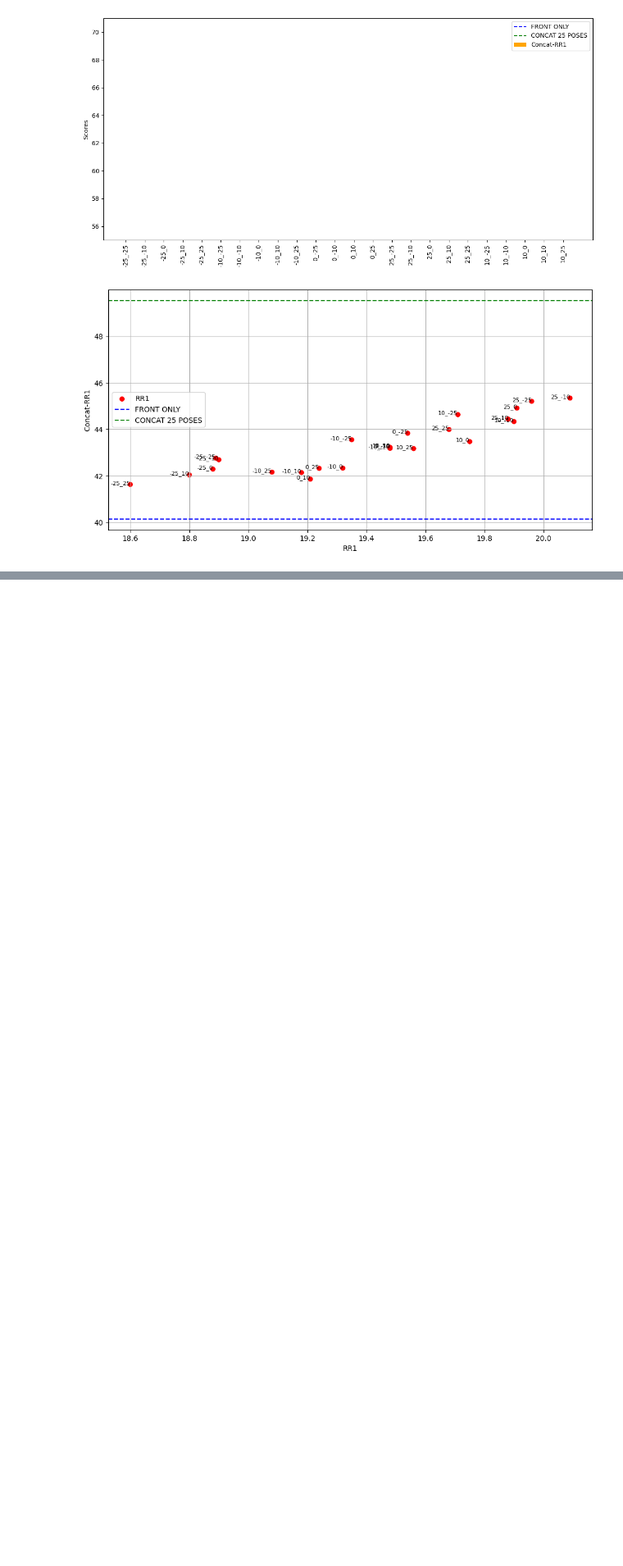
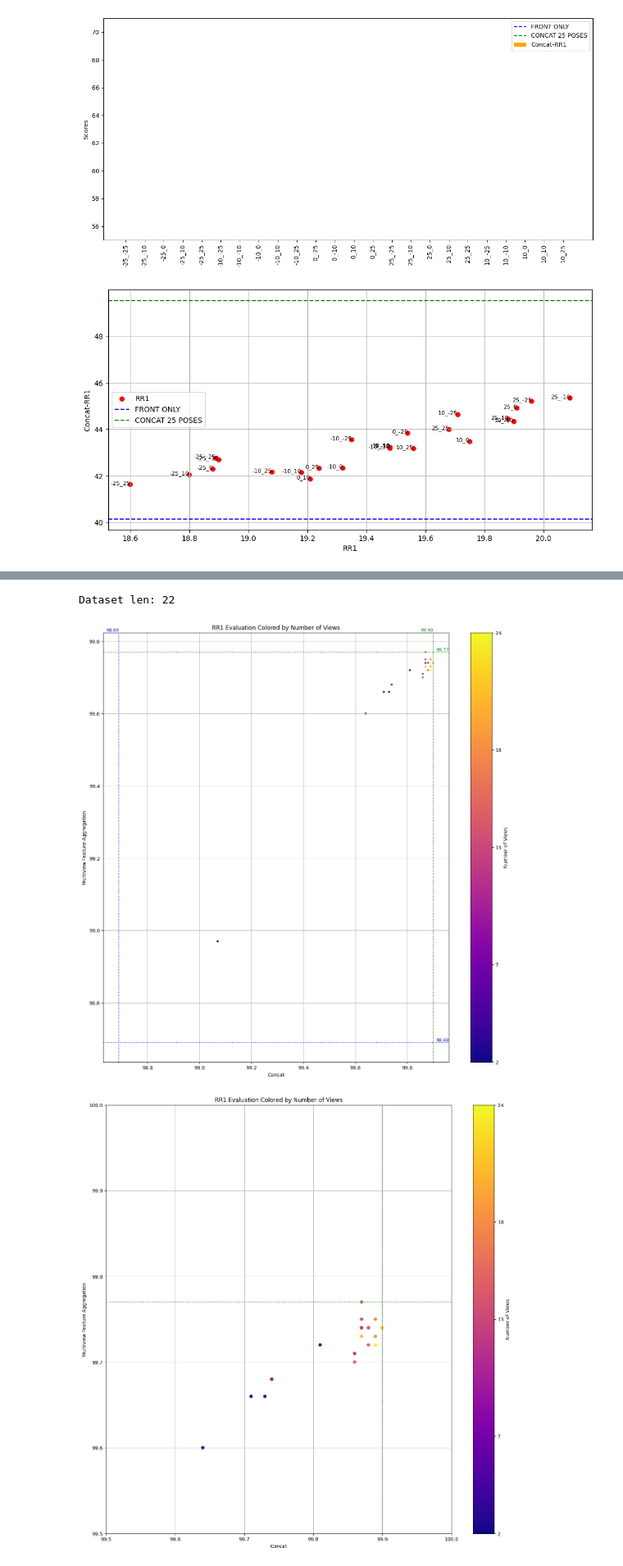
Before and after one commit to EduardBartolovic/HM_IDENT_3DFR, a Jupyter notebook: src/notebooks/AnalysePerspectives.ipynb, the cells around one changed output, grey strips where cells are left out. Shown at 82% size. Saved outputs shown, nothing was run; the diff lists cells and outputs as text; code cells hidden in the pictures; blank space fills up the shorter version.

```diff
--- a/src/notebooks/AnalysePerspectives.ipynb
+++ b/src/notebooks/AnalysePerspectives.ipynb
@@ -268,0 +388,6 @@ Dataset len: 411
+# %%
+process_and_plot2('F:\\Face\\HM_IDENT_3DFR\\src\\notebooks\\perspectives_asia_bff_nobias.txt', xlim=(99.5, 100), ylim=(99.5, 100))
+# %% [output]
+Dataset len: 22
+[figure, added]
+[figure, added]
```
Also changed, not shown: parts of 3 cells of this notebook, 5 other files.
